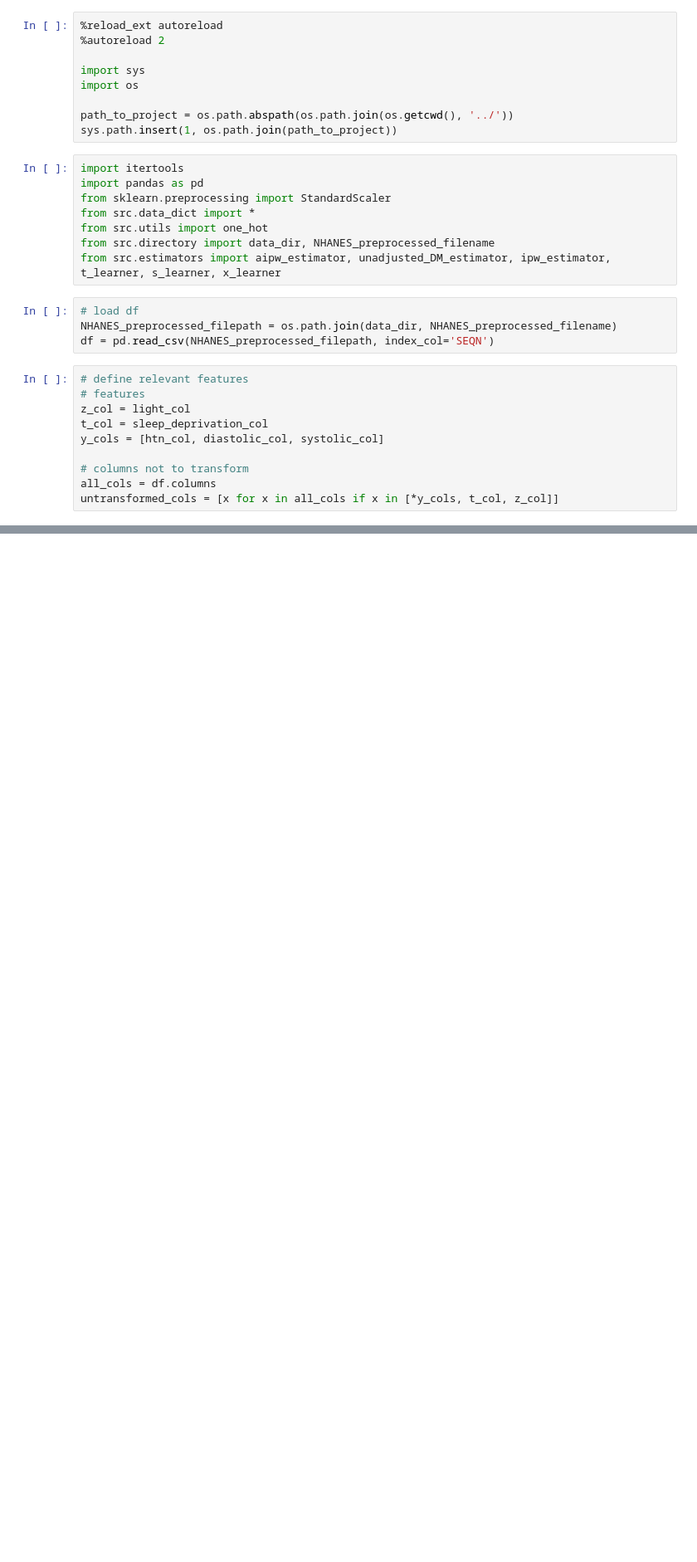
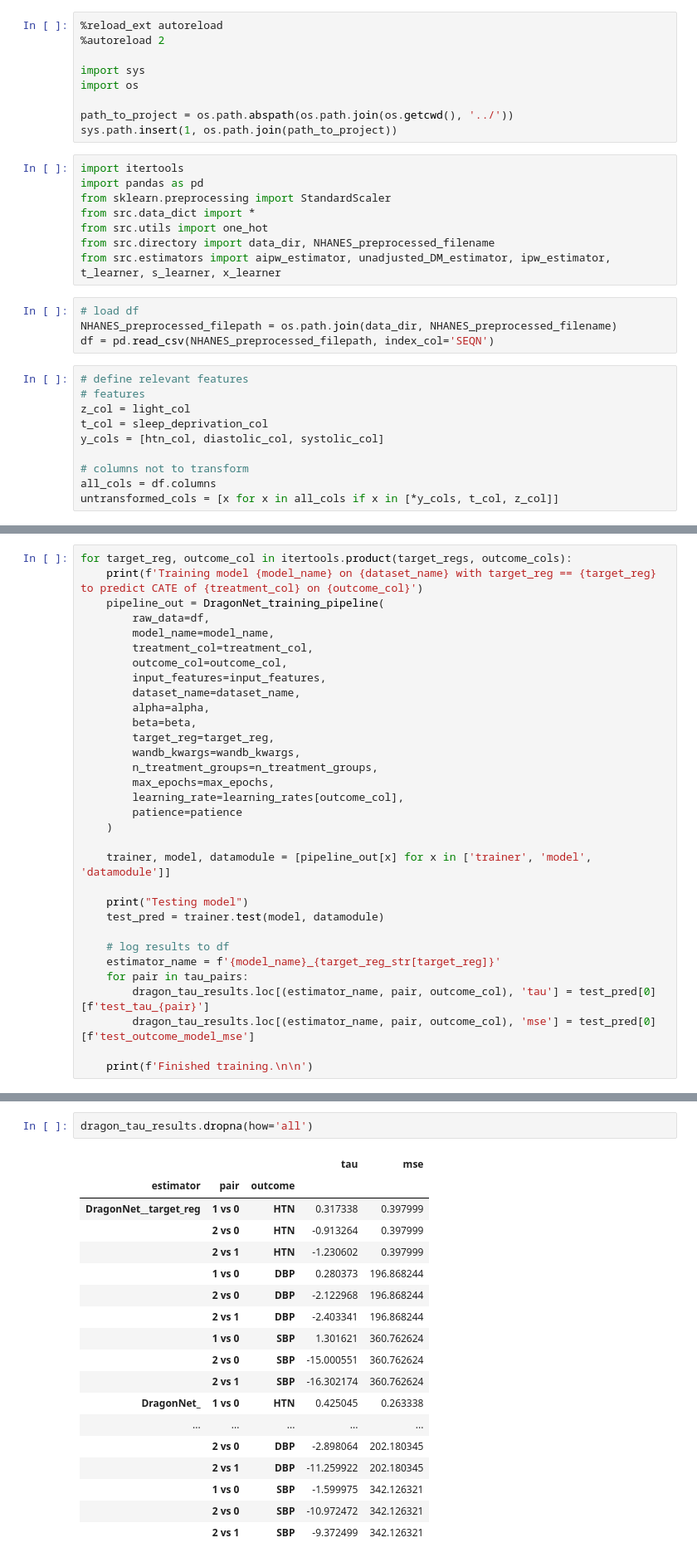
Before and after one commit to furtherAdu/cph-200b-project3, a Jupyter notebook: notebooks/run_analyses.ipynb, the cells around one changed output, grey strips where cells are left out. Shown: that part at 83% size. Drawn from its saved outputs; the diff is of its cells as text; blank space fills up the shorter version.

```diff
--- a/notebooks/run_analyses.ipynb
+++ b/notebooks/run_analyses.ipynb
@@ -121,0 +163,32 @@ tau_results
+# %%
+for target_reg, outcome_col in itertools.product(target_regs, outcome_cols):
+    print(f'Training model {model_name} on {dataset_name} with target_reg == {target_reg} to predict CATE of {treatment_col} on {outcome_col}')
+    pipeline_out = DragonNet_training_pipeline(
+        raw_data=df,
+        model_name=model_name,
+        treatment_col=treatment_col,
+        outcome_col=outcome_col,
+        input_features=input_features,
+        dataset_name=dataset_name,
+        alpha=alpha,
+        beta=beta,
+        target_reg=target_reg,
+        wandb_kwargs=wandb_kwargs,
+        n_treatment_groups=n_treatment_groups,
+        max_epochs=max_epochs,
+        learning_rate=learning_rates[outcome_col],
+        patience=patience
+    )
+
+    trainer, model, datamodule = [pipeline_out[x] for x in ['trainer', 'model', 'datamodule']]
+
+    print("Testing model")
+    test_pred = trainer.test(model, datamodule)
+
+    # log results to df
+    estimator_name = f'{model_name}_{target_reg_str[target_reg]}'
+    for pair in tau_pairs:
+        dragon_tau_results.loc[(estimator_name, pair, outcome_col), 'tau'] = test_pred[0][f'test_tau_{pair}']
+        dragon_tau_results.loc[(estimator_name, pair, outcome_col), 'mse'] = test_pred[0][f'test_outcome_model_mse']
+
+    print(f'Finished training.\n\n')
@@ -121,0 +287,21 @@ tau_results
+# %%
+dragon_tau_results.dropna(how='all')
+# %% [output]
+|  |  |  | tau | mse |
+| estimator | pair | outcome |  |  |
+| DragonNet__target_reg | 1 vs 0 | HTN | 0.317338 | 0.397999 |
+|  | 2 vs 0 | HTN | -0.913264 | 0.397999 |
+|  | 2 vs 1 | HTN | -1.230602 | 0.397999 |
+|  | 1 vs 0 | DBP | 0.280373 | 196.868244 |
+|  | 2 vs 0 | DBP | -2.122968 | 196.868244 |
+|  | 2 vs 1 | DBP | -2.403341 | 196.868244 |
+|  | 1 vs 0 | SBP | 1.301621 | 360.762624 |
+|  | 2 vs 0 | SBP | -15.000551 | 360.762624 |
+|  | 2 vs 1 | SBP | -16.302174 | 360.762624 |
+| DragonNet_ | 1 vs 0 | HTN | 0.425045 | 0.263338 |
+| ... | ... | ... | ... | ... |
+|  | 2 vs 0 | DBP | -2.898064 | 202.180345 |
+|  | 2 vs 1 | DBP | -11.259922 | 202.180345 |
+|  | 1 vs 0 | SBP | -1.599975 | 342.126321 |
+|  | 2 vs 0 | SBP | -10.972472 | 342.126321 |
+|  | 2 vs 1 | SBP | -9.372499 | 342.126321 |
```
Also changed, not shown: parts of 12 cells of this notebook, 5 other files.
